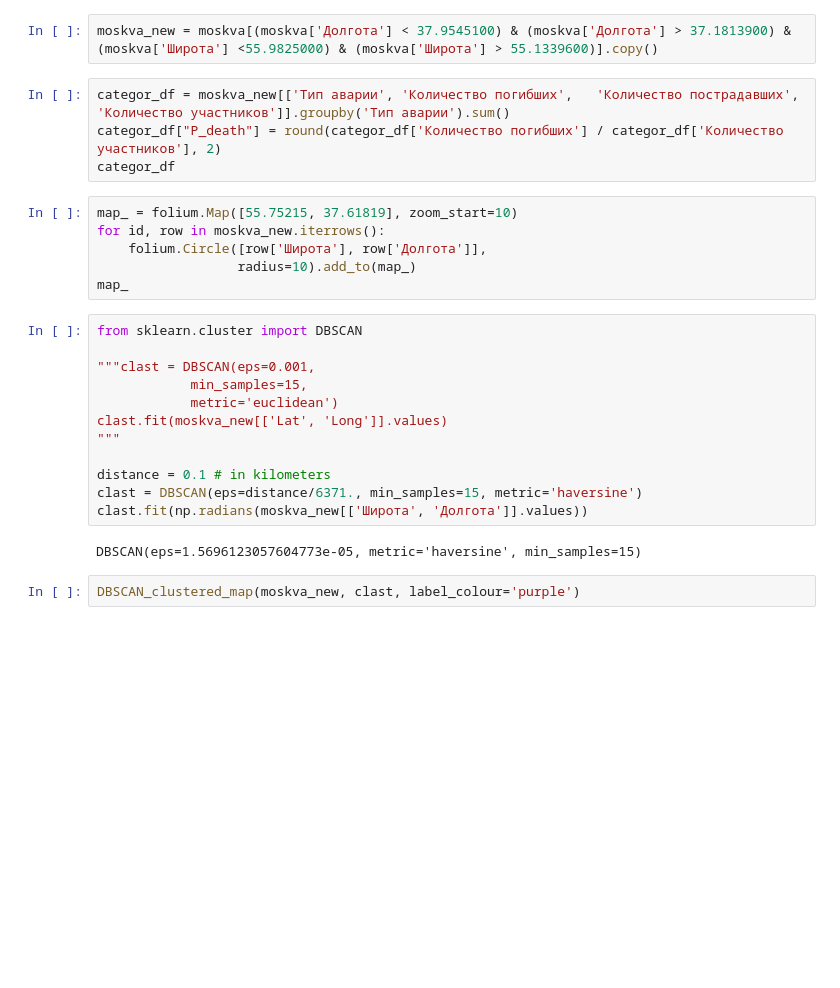
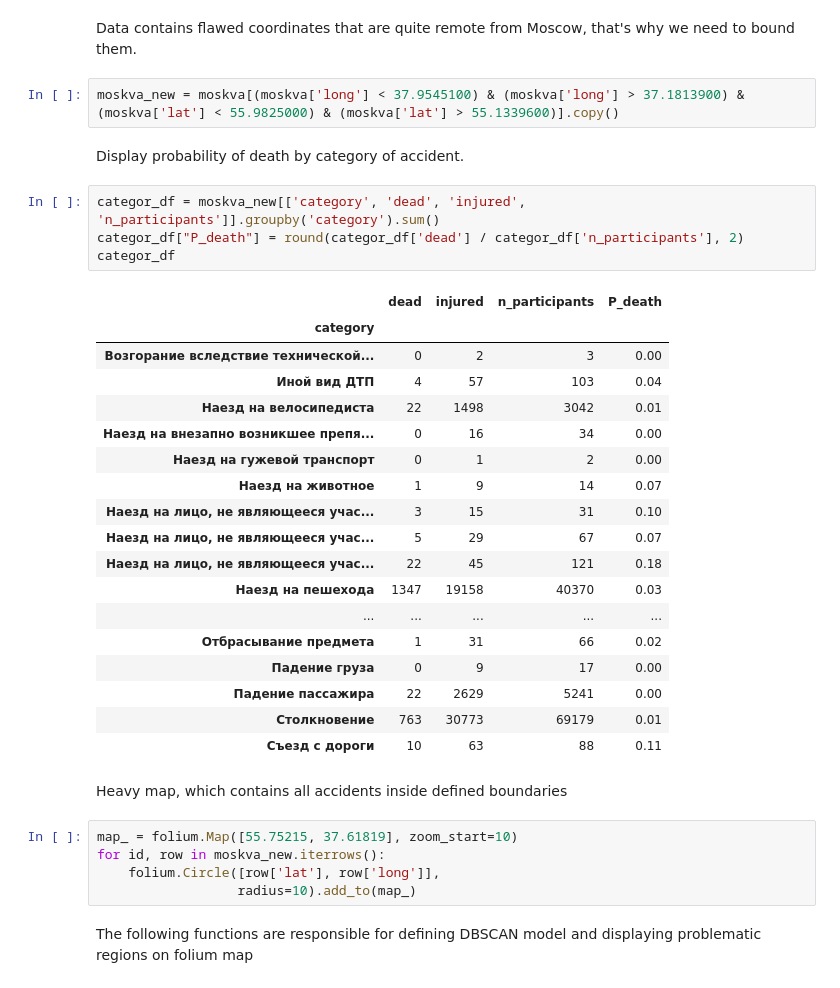
Before and after one commit to isdevnull/cw3, a Jupyter notebook: clusters.ipynb, the cells around one changed output. Saved outputs shown, nothing was run; the diff lists cells and outputs as text; blank space fills up the shorter version.

Commit message:
clusterization refined and cleaned

```diff
--- a/clusters.ipynb
+++ b/clusters.ipynb
@@ -12,29 +17,39 @@ moskva.head()
+# %% [markdown]
+Data contains flawed coordinates that are quite remote from Moscow, that's why we need to bound them.
 # %%
-moskva_new = moskva[(moskva['Долгота'] < 37.9545100) & (moskva['Долгота'] > 37.1813900) & (moskva['Широта'] <55.9825000) & (moskva['Широта'] > 55.1339600)].copy()
+moskva_new = moskva[(moskva['long'] < 37.9545100) & (moskva['long'] > 37.1813900) & (moskva['lat'] < 55.9825000) & (moskva['lat'] > 55.1339600)].copy()
+# %% [markdown]
+Display probability of death by category of accident.
 # %%
-categor_df = moskva_new[['Тип аварии', 'Количество погибших',	'Количество пострадавших', 'Количество участников']].groupby('Тип аварии').sum()
-categor_df["P_death"] = round(categor_df['Количество погибших'] / categor_df['Количество участников'], 2)
+categor_df = moskva_new[['category', 'dead', 'injured', 'n_participants']].groupby('category').sum()
+categor_df["P_death"] = round(categor_df['dead'] / categor_df['n_participants'], 2)
 categor_df
+# %% [output]
+|  | dead | injured | n_participants | P_death |
+| category |  |  |  |  |
+| Возгорание вследствие технической... | 0 | 2 | 3 | 0.00 |
+| Иной вид ДТП | 4 | 57 | 103 | 0.04 |
+| Наезд на велосипедиста | 22 | 1498 | 3042 | 0.01 |
+| Наезд на внезапно возникшее препя... | 0 | 16 | 34 | 0.00 |
+| Наезд на гужевой транспорт | 0 | 1 | 2 | 0.00 |
+| Наезд на животное | 1 | 9 | 14 | 0.07 |
+| Наезд на лицо, не являющееся учас... | 3 | 15 | 31 | 0.10 |
+| Наезд на лицо, не являющееся учас... | 5 | 29 | 67 | 0.07 |
+| Наезд на лицо, не являющееся учас... | 22 | 45 | 121 | 0.18 |
+| Наезд на пешехода | 1347 | 19158 | 40370 | 0.03 |
+| ... | ... | ... | ... | ... |
+| Отбрасывание предмета | 1 | 31 | 66 | 0.02 |
+| Падение груза | 0 | 9 | 17 | 0.00 |
+| Падение пассажира | 22 | 2629 | 5241 | 0.00 |
+| Столкновение | 763 | 30773 | 69179 | 0.01 |
+| Съезд с дороги | 10 | 63 | 88 | 0.11 |
+# %% [markdown]
+Heavy map, which contains all accidents inside defined boundaries
 # %%
 map_ = folium.Map([55.75215, 37.61819], zoom_start=10)
 for id, row in moskva_new.iterrows():
-    folium.Circle([row['Широта'], row['Долгота']],
+    folium.Circle([row['lat'], row['long']],
                   radius=10).add_to(map_)
-map_
-# %%
-from sklearn.cluster import DBSCAN
-
-"""clast = DBSCAN(eps=0.001,
-            min_samples=15,
-            metric='euclidean')
-clast.fit(moskva_new[['Lat', 'Long']].values)
-"""
-
-distance = 0.1 # in kilometers
-clast = DBSCAN(eps=distance/6371., min_samples=15, metric='haversine')
-clast.fit(np.radians(moskva_new[['Широта', 'Долгота']].values))
-# %% [output]
-DBSCAN(eps=1.5696123057604773e-05, metric='haversine', min_samples=15)
-# %%
-DBSCAN_clustered_map(moskva_new, clast, label_colour='purple')
+# %% [markdown]
+The following functions are responsible for defining DBSCAN model and displaying problematic regions on folium map
 # %%
```
Also changed, not shown: parts of 5 cells of this notebook.
